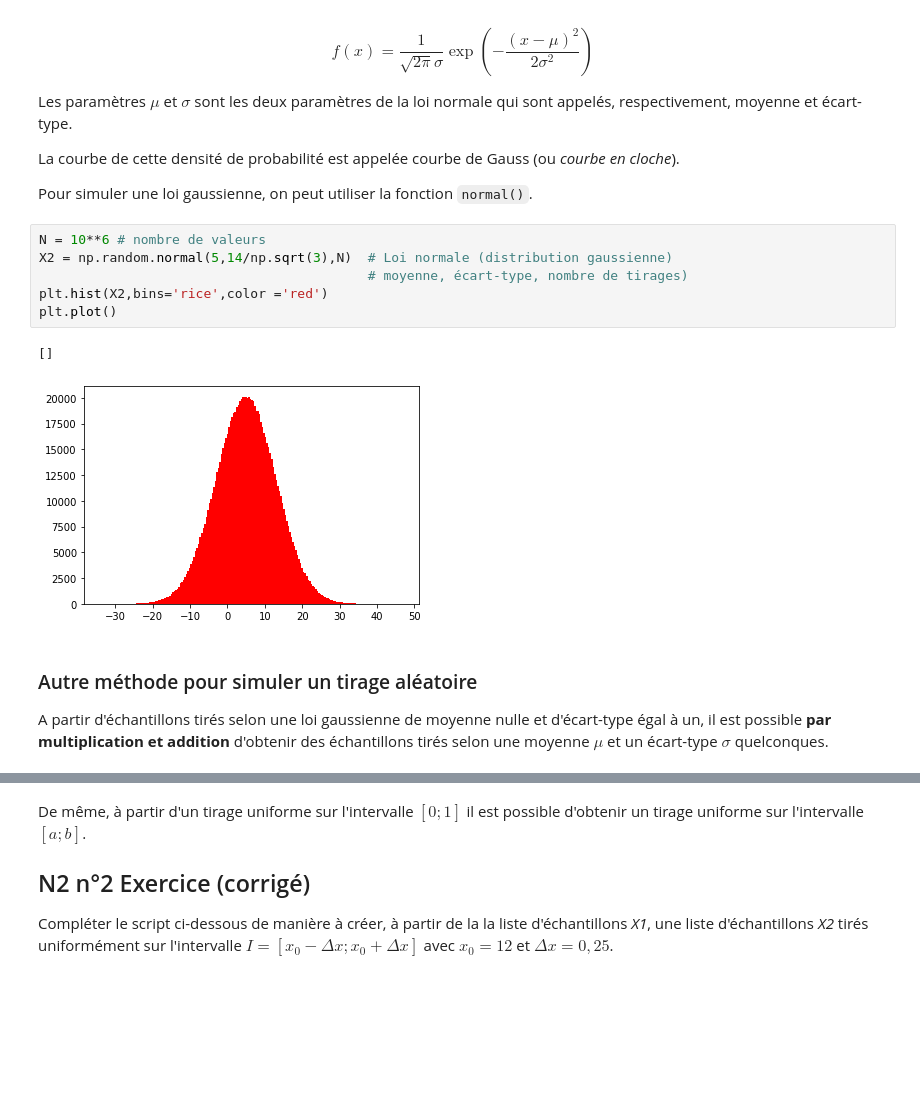
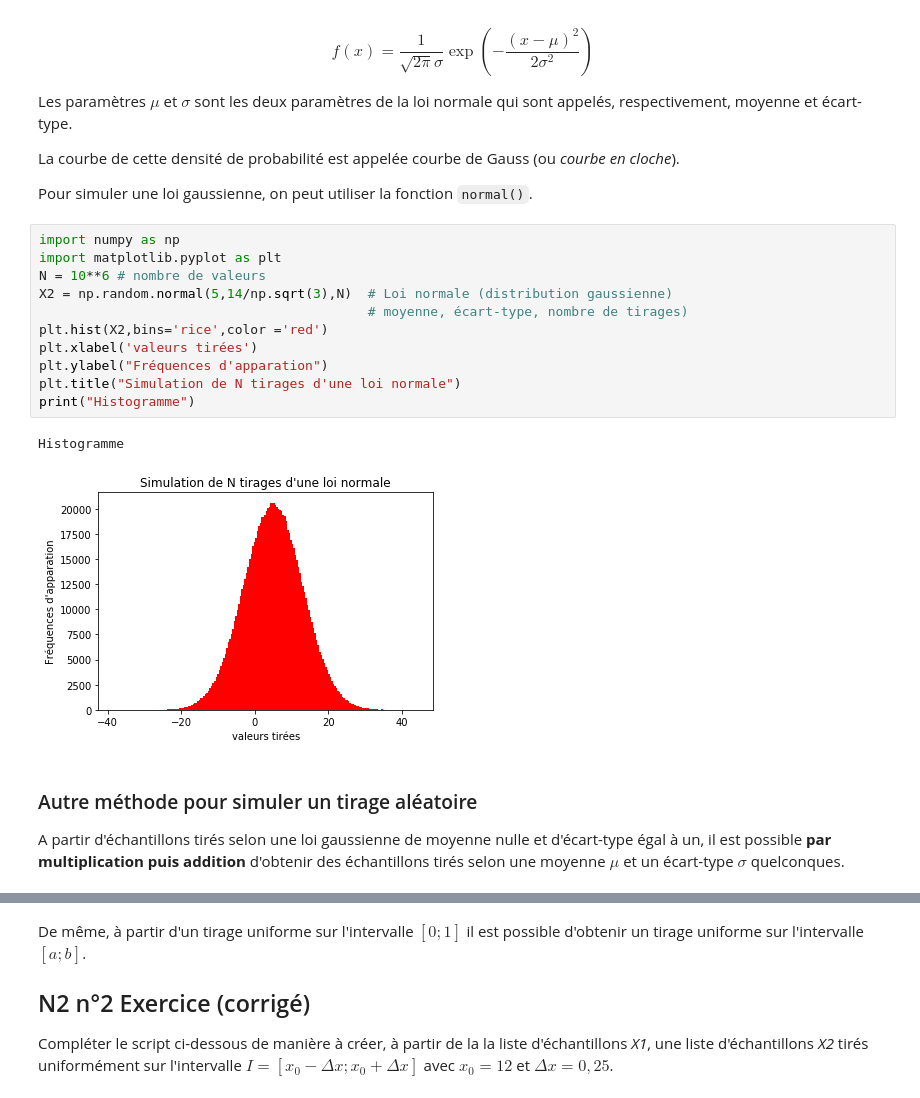
Before and after one commit to fkiaru/LaMerciNumpy, a Jupyter notebook: OutilsStatistiques/NumpyStatistiques_2.ipynb, the cells around one changed output, grey strips where cells are left out. Cells and saved outputs as stored; diff of their text form; blank space fills up the shorter version.

```diff
--- a/OutilsStatistiques/NumpyStatistiques_2.ipynb
+++ b/OutilsStatistiques/NumpyStatistiques_2.ipynb
@@ -413,18 +514,23 @@ La courbe de cette densité de probabilité est appelée courbe de Gauss (ou *co
 
 Pour simuler une loi gaussienne, on peut utiliser la fonction ``normal()``.
 # %%
+import numpy as np
+import matplotlib.pyplot as plt
 N = 10**6 # nombre de valeurs
 X2 = np.random.normal(5,14/np.sqrt(3),N)  # Loi normale (distribution gaussienne)
                                           # moyenne, écart-type, nombre de tirages)
 plt.hist(X2,bins='rice',color ='red')
-plt.plot()
+plt.xlabel('valeurs tirées')
+plt.ylabel("Fréquences d'apparation")
+plt.title("Simulation de N tirages d'une loi normale")
+print("Histogramme")
 # %% [output]
-[]
+Histogramme
-[figure, old version]
+[figure, new version]
 # %% [markdown]
 ### Autre méthode pour simuler un tirage aléatoire
 
-A partir d'échantillons tirés selon une loi gaussienne de moyenne nulle et d'écart-type égal à un, il est possible **par multiplication et addition** d'obtenir des échantillons tirés selon une moyenne $\mu$ et un écart-type $\sigma$ quelconques.
+A partir d'échantillons tirés selon une loi gaussienne de moyenne nulle et d'écart-type égal à un, il est possible **par multiplication puis addition** d'obtenir des échantillons tirés selon une moyenne $\mu$ et un écart-type $\sigma$ quelconques.
 # %%
 N = 10**6 # nb d'échantillons
 ## Tirage de moyenne nulle et de variance unitaire
```
Also changed, not shown: parts of 37 cells of this notebook, 3 other files.
